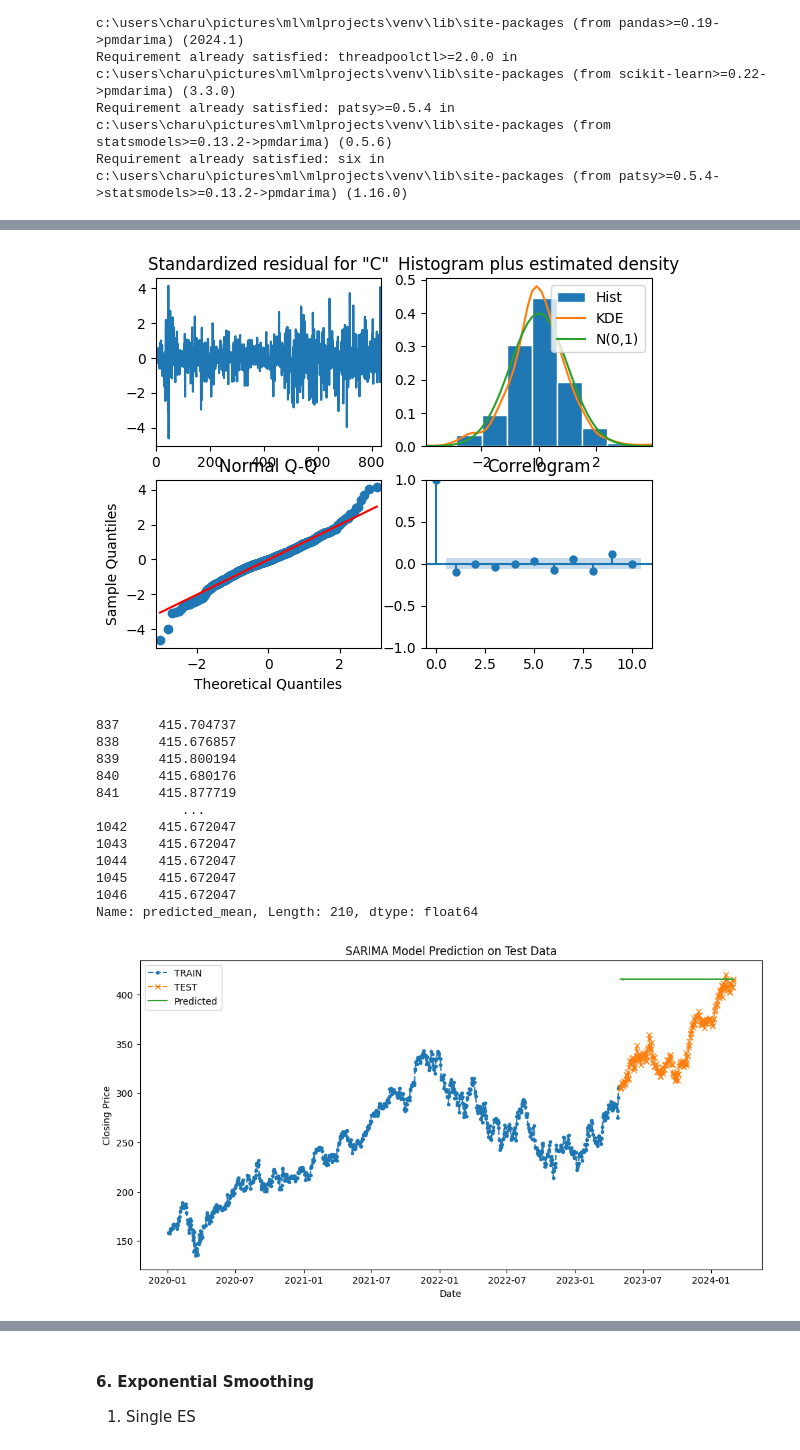
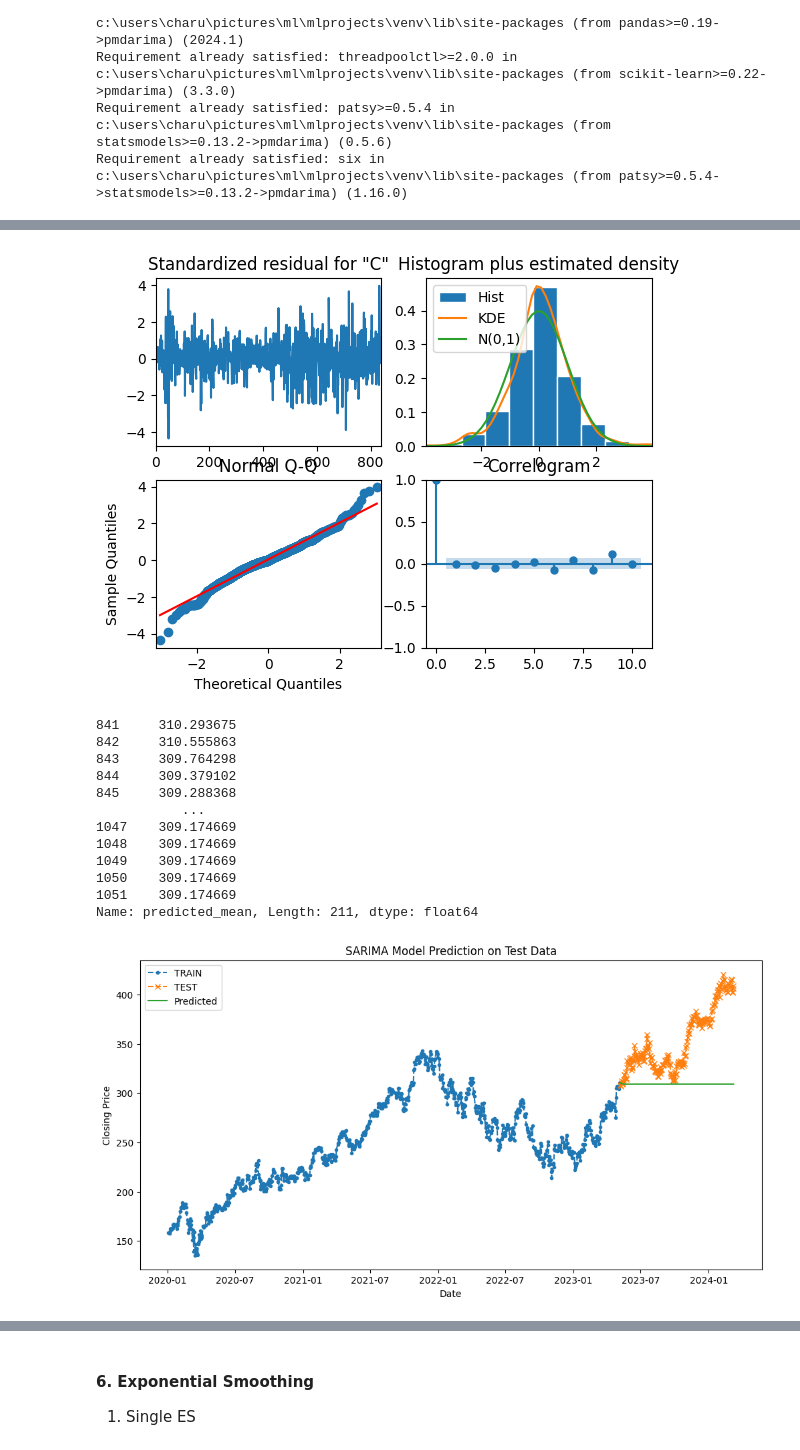
Before and after one commit to Charu21/Investment-Genie, a Jupyter notebook: notebooks/value_investor.ipynb, the cells around one changed output, grey strips where cells are left out. Drawn from its saved outputs; the diff is of its cells as text; code cells hidden in the pictures.

```diff
--- a/notebooks/value_investor.ipynb
+++ b/notebooks/value_investor.ipynb
@@ -688,7 +685,7 @@ Warnings:
 # Now applying the SARIMA model
 from statsmodels.tsa.statespace.sarimax import SARIMAX
 
-sarima = SARIMAX(train['Close_Diff'], order=(0,1,1), seasonal_order=(0,0,1,10))
+sarima = SARIMAX(train['Close'], order=(0,1,1), seasonal_order=(0,0,1,10))
 sarima_results = sarima.fit()
 print(sarima_results.summary())
 # %% [output]
@@ -714,43 +711,43 @@ Warnings:
 sarima_results.plot_diagnostics()
 plt.show()
 # %% [output]
-[figure, old version]
+[figure, new version]
 # %%
 # Predict on test set
-sarima_predictions = sarima_results.predict(start=train_index, end=train_index + test_index - 1, dynamic=False)
+sarima_predictions = sarima_results.predict(start=train_index, end=train_index + test_index - 1)
 
 # Reversing the differencing to obtain predictions in original scale
-final_predictions = test_series.iloc[-1] + sarima_predictions
-final_predictions
+# final_predictions = test_series.iloc[-1] + sarima_predictions
+sarima_predictions
 # %% [output]
-837     415.704737
-838     415.676857
-839     415.800194
-840     415.680176
-841     415.877719
+841     310.293675
+842     310.555863
+843     309.764298
+844     309.379102
+845     309.288368
            ...
-1042    415.672047
-1043    415.672047
-1044    415.672047
-1045    415.672047
-1046    415.672047
-Name: predicted_mean, Length: 210, dtype: float64
+1047    309.174669
+1048    309.174669
+1049    309.174669
+1050    309.174669
+1051    309.174669
+Name: predicted_mean, Length: 211, dtype: float64
 # %%
 # Plot the actual vs. predicted values on the test set
 
-sarima_predictions = pd.DataFrame({'Close': final_predictions, 'Date': test.index})
+sarima_prediction = pd.DataFrame({'Close': sarima_predictions, 'Date': test.index})
 
 plt.figure(figsize=(12, 6))
 plt.plot(train['Close'], label="TRAIN", marker='.', linestyle='--')
 plt.plot(test['Close'], label="TEST", marker='x', linestyle='--')
-plt.plot('Date', 'Close', data=sarima_predictions, label="Predicted")
+plt.plot('Date', 'Close', data=sarima_prediction, label="Predicted")
 
 plt.title('SARIMA Model Prediction on Test Data')
 plt.xlabel('Date')
 plt.ylabel('Closing Price')
 plt.legend()
 plt.show()
 # %% [output]
-[figure, old version]
+[figure, new version]
 # %%
 # Evaluate model performance
```
Also changed, not shown: parts of 94 cells of this notebook, 13 other files.
